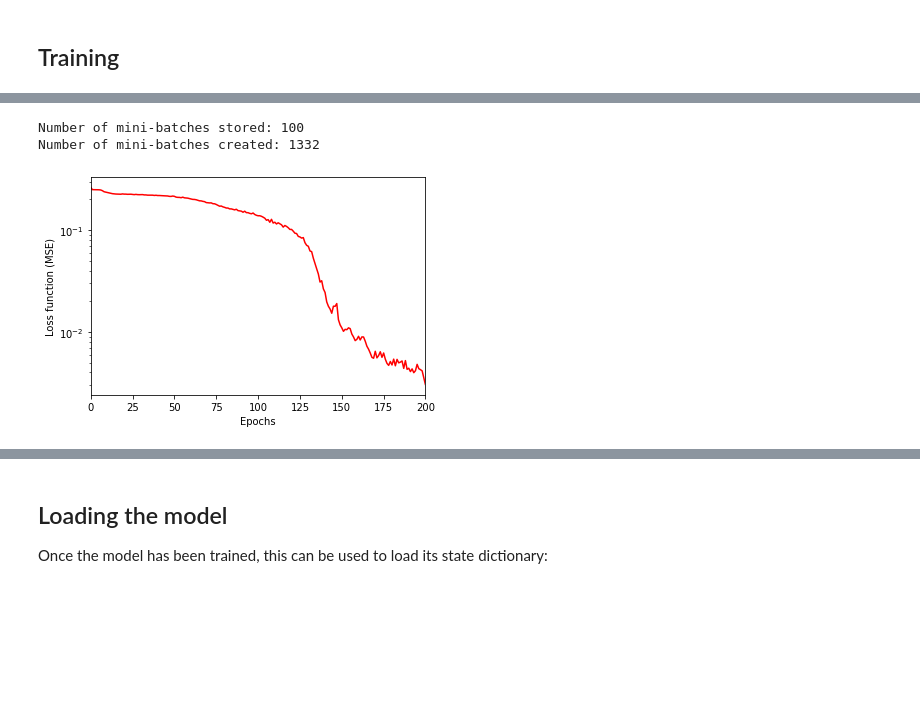
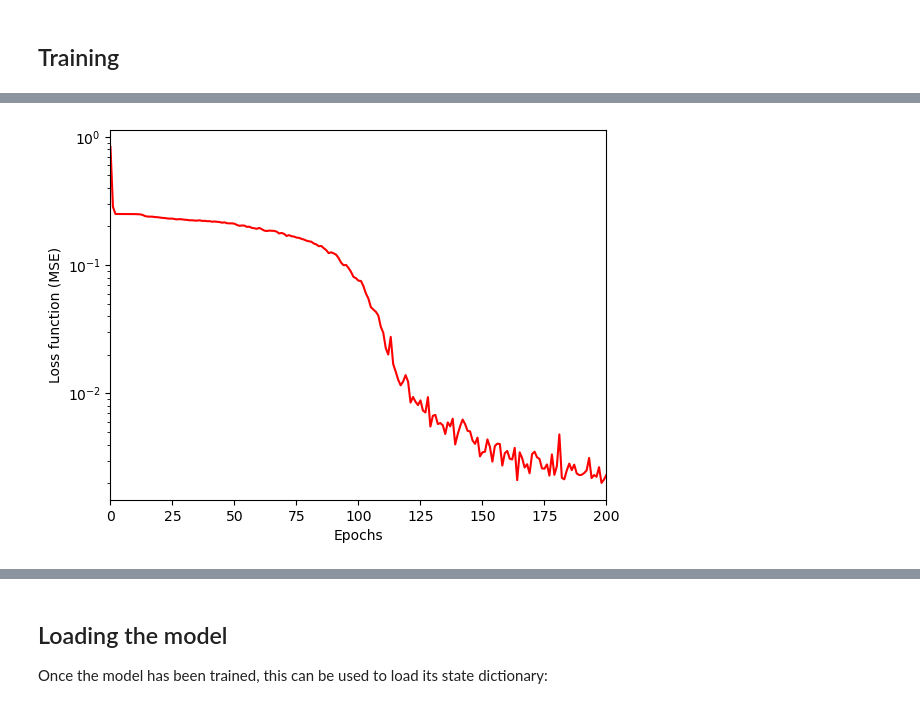
Before and after one commit to gillioz/MorpionSolitaire, a Jupyter notebook: deeplearning/Simple_binary_problem_deeper.ipynb, the cells around one changed output, grey strips where cells are left out. Saved outputs shown, nothing was run; the diff lists cells and outputs as text; code cells hidden in the pictures; blank space fills up the shorter version.

```diff
--- a/deeplearning/Simple_binary_problem_deeper.ipynb
+++ b/deeplearning/Simple_binary_problem_deeper.ipynb
@@ -131,7 +118,7 @@ tensor(0.5000)
+# %%
+# optimizer = torch.optim.Adam(filter(lambda p: p.requires_grad, net.parameters()), lr=0.01)
+
+optimizer = torch.optim.SGD(filter(lambda p: p.requires_grad, net.parameters()), lr=0.01, momentum=0.9)
 # %%
 running_loss_data = []
-accuracy_data = []
+running_accuracy_data = []
-# %%
-data.train_model(net, n_epochs = 500, lr=0.01, accuracy_func = accuracy,
-                 loss_monitoring = running_loss_data,
-                 accuracy_monitoring = accuracy_data)
@@ -156,0 +125,22 @@ KeyboardInterrupt:
+# %%
+epoch_size = 100
+n_epochs = 200
+
+running_loss = []
+running_accuracy = []
+
+for i in trange(n_epochs * epoch_size + 1):
+    inputs, labels = generate_batch()
+    optimizer.zero_grad()
+    outputs = net(inputs)
+    loss = loss_func(outputs, labels)
+    loss.backward()
+    optimizer.step()
+    running_loss.append(loss.item())
+    running_accuracy.append(accuracy(outputs, labels))
+    if i % epoch_size == 0:
+        running_loss_data.append(np.mean(running_loss))
+        running_accuracy_data.append(np.mean(running_accuracy))
+        print('[%6d] loss: %8.5f  accuracy: %4.2f' % (i, running_loss_data[-1], running_accuracy_data[-1]))
+        running_loss = []
+        running_accuracy = []
@@ -157,18 +165,13 @@ KeyboardInterrupt:
 # %%
 # torch.save(net, 'models/Bacon.pt')
-# %%
-data.info()
-# %% [output]
-Number of mini-batches stored: 100
-Number of mini-batches created: 1332
 # %%
 plt.plot(running_loss_data, color='red')
 plt.xlabel('Epochs')
-plt.xlim(0, 200)
+plt.xlim(0, len(running_loss_data) - 1)
 plt.ylabel('Loss function (MSE)')
 plt.yscale('log')
-# plt.savefig('blog/Part_4_Counting_images/Bacon_loss.png', bbox_inches='tight')
+# plt.savefig('Bacon_loss.png', bbox_inches='tight')
 plt.show()
 # %% [output]
-[figure, old version]
+[figure, new version]
 # %%
```
Also changed, not shown: parts of 33 cells of this notebook, 6 other files.
